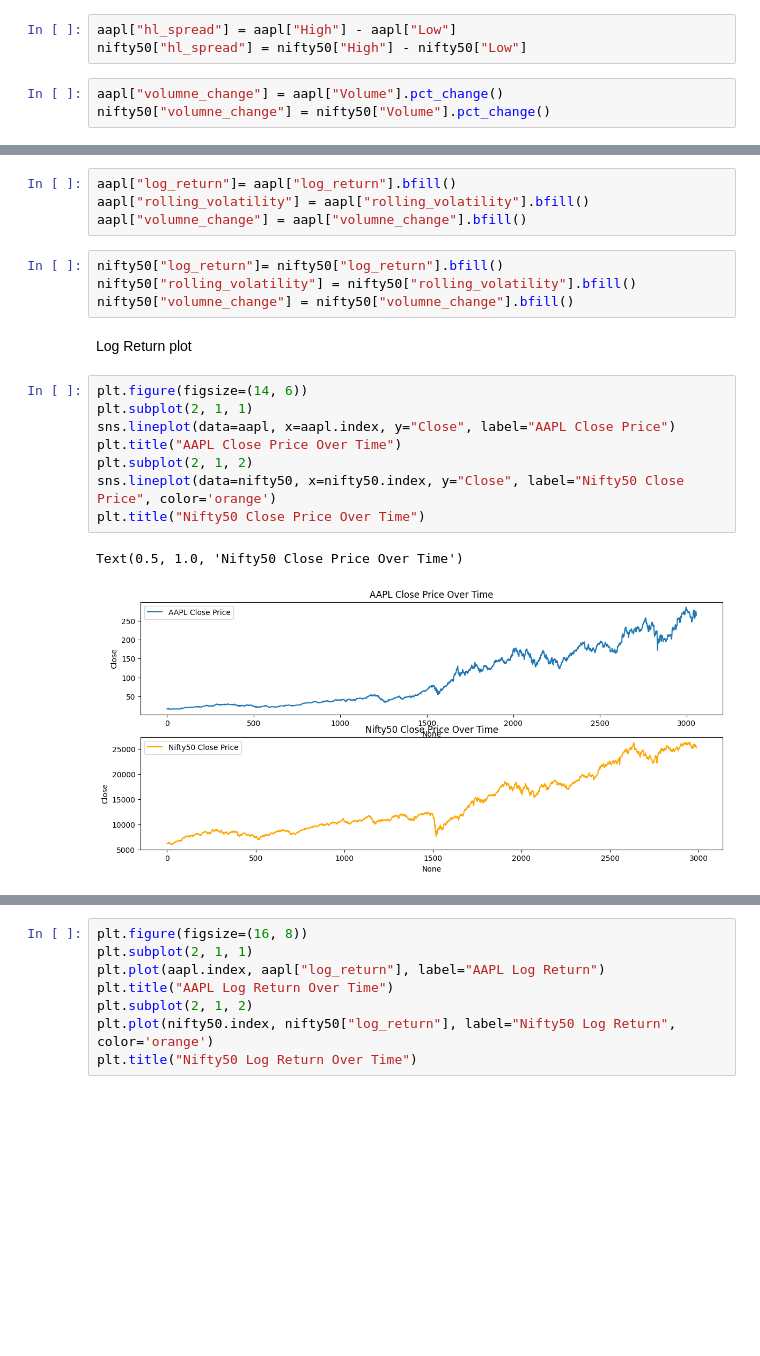
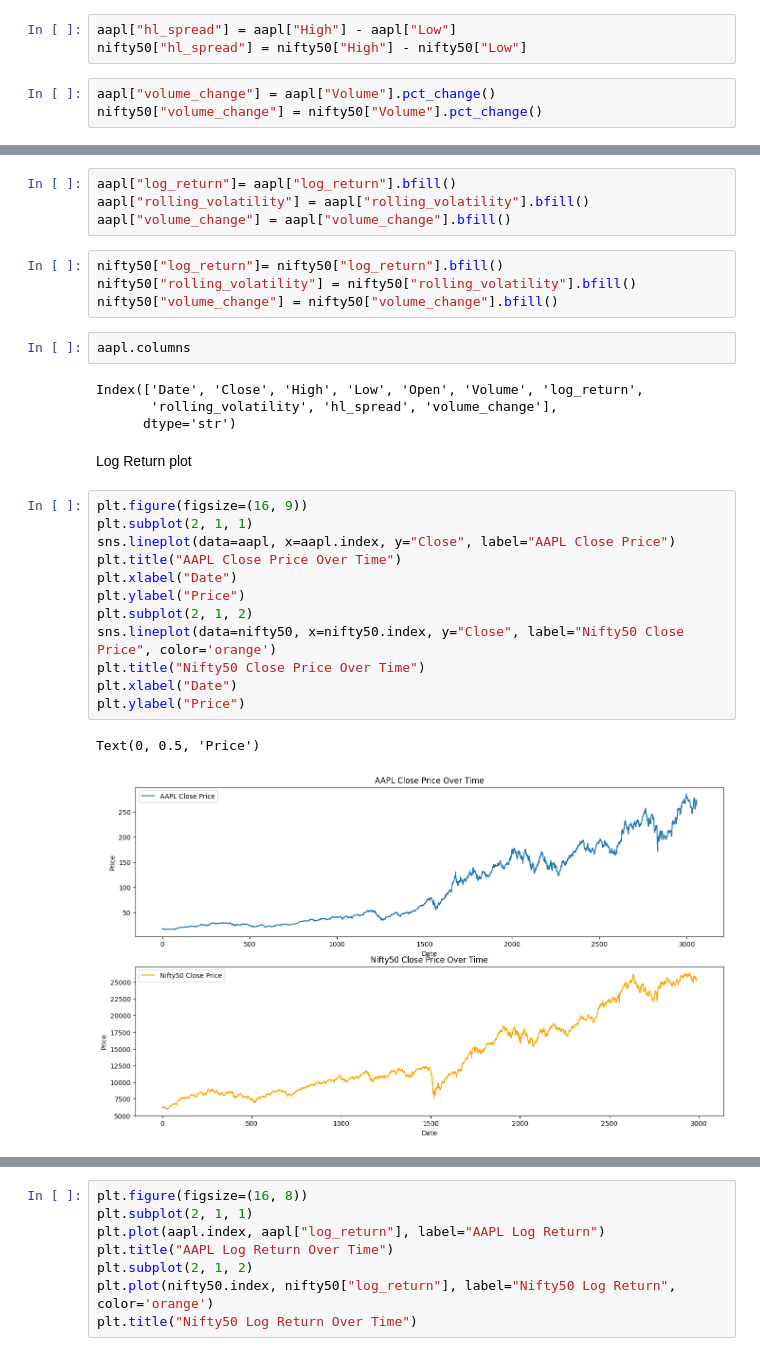
Before and after one commit to Naman21036/VolFlux, a Jupyter notebook: notebooks/eda_stocks.ipynb, the cells around one changed output, grey strips where cells are left out. Drawn from its saved outputs; the diff is of its cells as text; blank space fills up the shorter version.

```diff
--- a/notebooks/eda_stocks.ipynb
+++ b/notebooks/eda_stocks.ipynb
@@ -40,8 +40,8 @@ nifty50["rolling_volatility"] = nifty50["log_return"].rolling(window=30).std() *
 aapl["hl_spread"] = aapl["High"] - aapl["Low"]
 nifty50["hl_spread"] = nifty50["High"] - nifty50["Low"]
 # %%
-aapl["volumne_change"] = aapl["Volume"].pct_change()
-nifty50["volumne_change"] = nifty50["Volume"].pct_change()
+aapl["volume_change"] = aapl["Volume"].pct_change()
+nifty50["volume_change"] = nifty50["Volume"].pct_change()
 # %%
 aapl.describe()
 # %% [output]
@@ -85,21 +85,31 @@ dtype: int64
 # %%
 aapl["log_return"]= aapl["log_return"].bfill()
 aapl["rolling_volatility"] = aapl["rolling_volatility"].bfill()
-aapl["volumne_change"] = aapl["volumne_change"].bfill()
+aapl["volume_change"] = aapl["volume_change"].bfill()
 # %%
 nifty50["log_return"]= nifty50["log_return"].bfill()
 nifty50["rolling_volatility"] = nifty50["rolling_volatility"].bfill()
-nifty50["volumne_change"] = nifty50["volumne_change"].bfill()
+nifty50["volume_change"] = nifty50["volume_change"].bfill()
+# %%
+aapl.columns
+# %% [output]
+Index(['Date', 'Close', 'High', 'Low', 'Open', 'Volume', 'log_return',
+       'rolling_volatility', 'hl_spread', 'volume_change'],
+      dtype='str')
 # %% [markdown]
 Log Return plot
 # %%
-plt.figure(figsize=(14, 6))
+plt.figure(figsize=(16, 9))
 plt.subplot(2, 1, 1)
 sns.lineplot(data=aapl, x=aapl.index, y="Close", label="AAPL Close Price")
 plt.title("AAPL Close Price Over Time")
+plt.xlabel("Date")
+plt.ylabel("Price")
 plt.subplot(2, 1, 2)
 sns.lineplot(data=nifty50, x=nifty50.index, y="Close", label="Nifty50 Close Price", color='orange')
 plt.title("Nifty50 Close Price Over Time")
+plt.xlabel("Date")
+plt.ylabel("Price")
 # %% [output]
-Text(0.5, 1.0, 'Nifty50 Close Price Over Time')
+Text(0, 0.5, 'Price')
-[figure, old version]
+[figure, new version]
```
Also changed, not shown: parts of 11 cells of this notebook.
